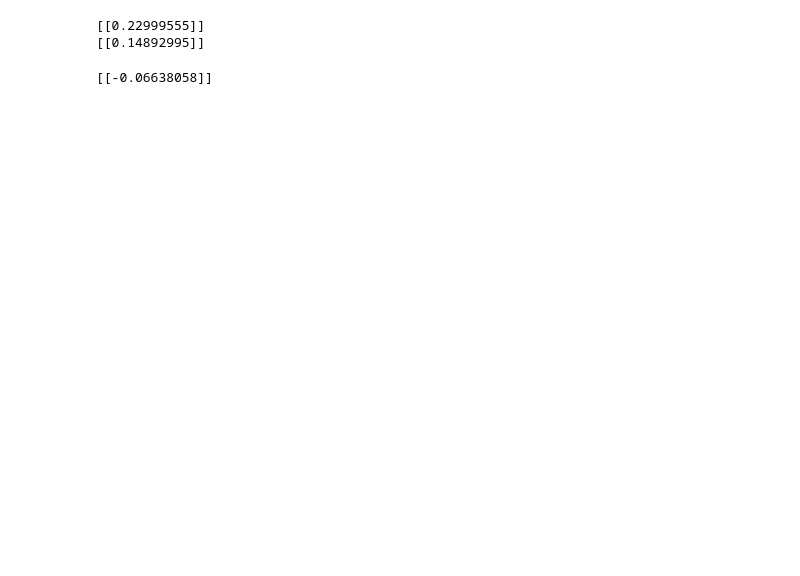
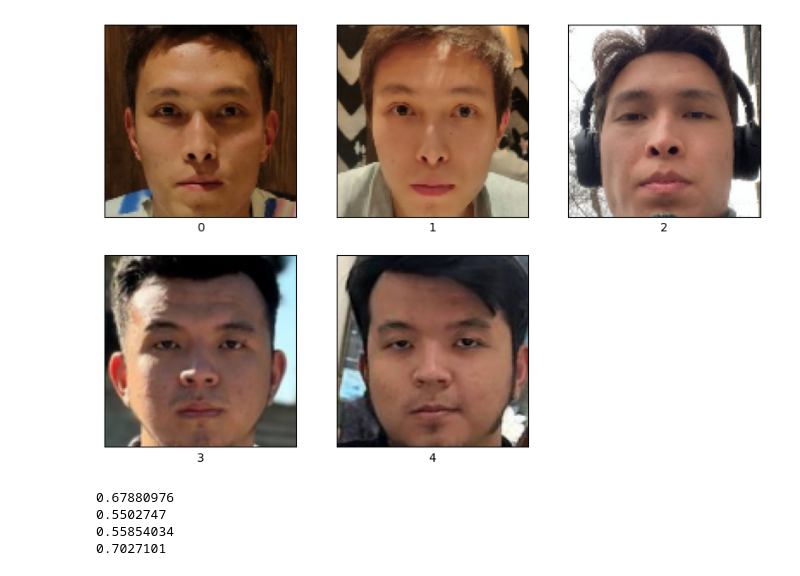
Before and after one commit to connector-tech/connector-cv, a Jupyter notebook: src/diploma/models/recognition/test.ipynb, the cells around one changed output. Drawn from its saved outputs; the diff is of its cells as text; code cells hidden in the pictures; blank space fills up the shorter version.

```diff
--- a/src/diploma/models/recognition/test.ipynb
+++ b/src/diploma/models/recognition/test.ipynb
@@ -6,7 +7,9 @@ from diploma.utils import cosine_simularity
 # %%
-x1 = cv2.imread('E:\kbtu_courses\diploma_project\src\diploma\photos\MyPhoto1.jpg')
-x2 = cv2.imread('E:\kbtu_courses\diploma_project\src\diploma\photos\MyPhoto2.jpg')
-x3 = cv2.imread('E:\kbtu_courses\diploma_project\src\diploma\photos\Rusya.jpg')
-x4 = cv2.imread('E:\kbtu_courses\diploma_project\src\diploma\photos\Bayka.jpg')
+x1 = cv2.imread('E:\kbtu_courses\diploma_project\src\diploma\photos\Asyl_Big1.jpg')
+x2 = cv2.imread('E:\kbtu_courses\diploma_project\src\diploma\photos\Asyl_Big2.jpg')
+x3 = cv2.imread('E:\kbtu_courses\diploma_project\src\diploma\photos\Asyl_Big3.jpg')
+x4 = cv2.imread('E:\kbtu_courses\diploma_project\src\diploma\photos\Rusya_Big1.jpg')
+x5 = cv2.imread('E:\kbtu_courses\diploma_project\src\diploma\photos\Rusya_Big2.jpg')
 # %%
-frec = FaceRecONNX('E:/kbtu_courses/diploma_project/src/diploma/models/recognition/weights/model_recognition.onnx')
+detector = FaceDetectorONNX("E:\kbtu_courses\diploma_project\src\diploma\models\detector\weights\model_detector.onnx")
+recog = FaceRecONNX('E:/kbtu_courses/diploma_project/src/diploma/models/recognition/weights/model_recognition.onnx')
@@ -30,15 +16,12 @@ print(score14)
-# %%
-score23 = cosine_simularity(x2_rec, x3_rec)
-score24 = cosine_simularity(x2_rec, x4_rec)
-
-print(score23)
-print(score24)
-# %% [output]
-[[0.22999555]]
-[[0.14892995]]
-# %%
-score34 = cosine_simularity(x3_rec, x4_rec)
-
-print(score34)
-# %% [output]
-[[-0.06638058]]
+# %%
+face_bbox1, face_landmarks1 = detector(x1)
+face_bbox2, face_landmarks2 = detector(x2)
+face_bbox3, face_landmarks3 = detector(x3)
+face_bbox4, face_landmarks4 = detector(x4)
+face_bbox5, face_landmarks5 = detector(x5)
+# %%
+aligned1 = align_face(x1, face_bbox1[0][:-1], face_landmarks1[0])
+aligned2 = align_face(x2, face_bbox2[0][:-1], face_landmarks2[0])
+aligned3 = align_face(x3, face_bbox3[0][:-1], face_landmarks3[0])
+aligned4 = align_face(x4, face_bbox4[0][:-1], face_landmarks4[0])
+aligned5 = align_face(x5, face_bbox5[0][:-1], face_landmarks5[0])
@@ -44,0 +34,21 @@ print(score34)
+# %%
+draw_images(images = [aligned1, aligned2, aligned3, aligned4, aligned5], image_num=5, read_images=False)
+# %% [output]
+[figure, added]
+# %%
+sim12 = cosine_simularity(embed1, embed2)
+sim13 = cosine_simularity(embed1, embed3)
+sim23 = cosine_simularity(embed2, embed3)
+
+sim45 = cosine_simularity(embed4, embed5)
+
+print(sim12[0][0])
+print(sim13[0][0])
+print(sim23[0][0])
+
+print(sim45[0][0])
+# %% [output]
+0.67880976
+0.5502747
+0.55854034
+0.7027101
```
Also changed, not shown: parts of 5 cells of this notebook, 21 other files.
